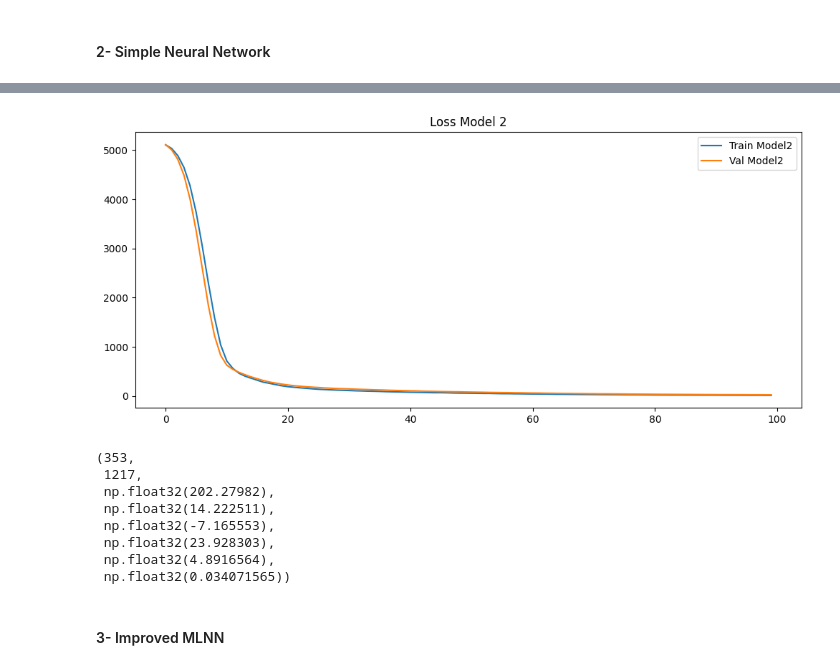
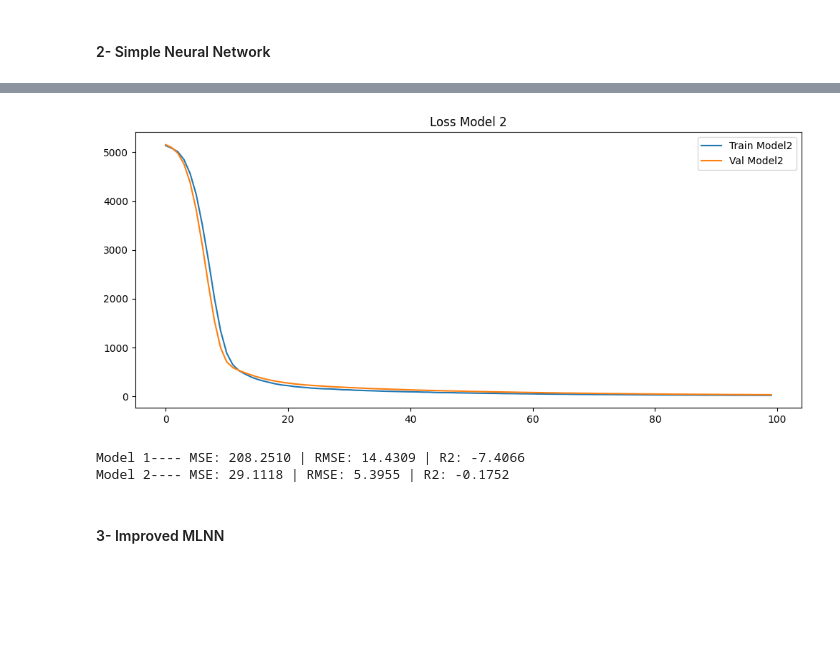
Before and after one commit to AmirhosseinRHT/Deep-Neural-Networks-Projects, a Jupyter notebook: HW1/Q2.ipynb, the cells around one changed output, grey strips where cells are left out. Drawn from its saved outputs; the diff is of its cells as text; code cells hidden in the pictures; blank space fills up the shorter version.

```diff
--- a/HW1/Q2.ipynb
+++ b/HW1/Q2.ipynb
@@ -124,6 +124,8 @@ def train_model(model, optimizer):
             for xb, yb in val_loader:
                 val_loss += criterion(model(xb), yb).item()
             val_losses.append(val_loss / len(val_loader))
+        if (epoch+1) % 10 == 0:
+            print(f'Epoch [{epoch+1}/{100}], Loss: {val_loss:.6f}')
     return train_losses, val_losses
 
 def evaluate(model):
@@ -167,5 +179,8 @@ plt.legend()
 plt.title("Loss Model 2")
 plt.show()
 
-params_model1, params_model2, mse1, rmse1, r2_1, mse2, rmse2, r2_2
+print(f"""
+Model 1---- MSE: {float(mse1):.4f} | RMSE: {float(rmse1):.4f} | R2: {float(r2_1):.4f}
+Model 2---- MSE: {float(mse2):.4f} | RMSE: {float(rmse2):.4f} | R2: {float(r2_2):.4f}
+""")
 # %% [output]
@@ -172,12 +197,6 @@ params_model1, params_model2, mse1, rmse1, r2_1, mse2, rmse2, r2_2
-[figure, old version]
+[figure, new version]
-(353,
- 1217,
- np.float32(202.27982),
- np.float32(14.222511),
- np.float32(-7.165553),
- np.float32(23.928303),
- np.float32(4.8916564),
- np.float32(0.034071565))
+Model 1---- MSE: 208.2510 | RMSE: 14.4309 | R2: -7.4066
+Model 2---- MSE: 29.1118 | RMSE: 5.3955 | R2: -0.1752
 # %% [markdown]
 #### 3- Improved MLNN
 # %%
```
Also changed, not shown: parts of 6 cells of this notebook, 1 other file.
